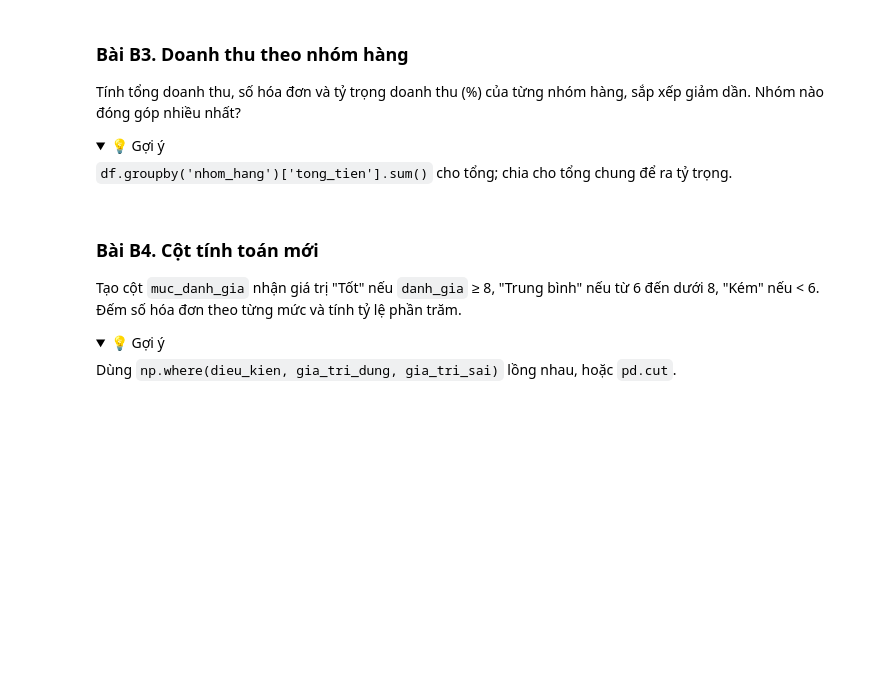
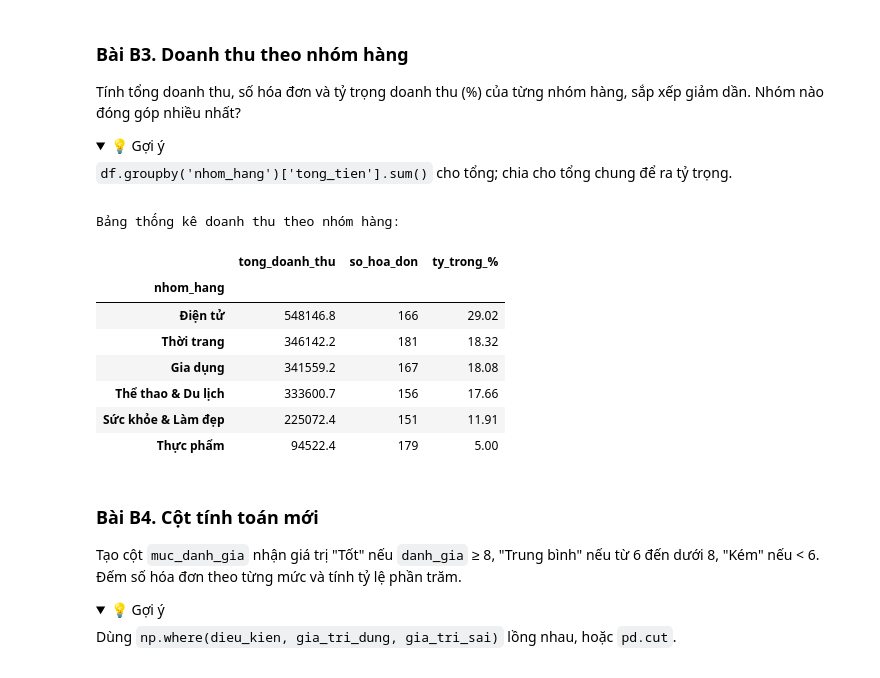
Before and after one commit to Twy-linh/Linh, a Jupyter notebook: Linh/bai_tap/Buoi_03_BaiTap.ipynb, the cells around one changed output. Drawn from its saved outputs; the diff is of its cells as text; code cells hidden in the pictures; folded sections open; blank space fills up the shorter version.

```diff
--- a/Linh/bai_tap/Buoi_03_BaiTap.ipynb
+++ b/Linh/bai_tap/Buoi_03_BaiTap.ipynb
@@ -125,7 +274,27 @@ Nhóm nào đóng góp nhiều nhất?
 
 </details>
 # %%
-# Viết code của bạn ở đây
+#Gom nhóm và tính tổng doanh thu, số hoá đơn
+df_nhom_hang = df.groupby("nhom_hang").agg (tong_doanh_thu = ("tong_tien", "sum"), so_hoa_don = ("ma_hoa_don", "nunique"))
+# nunique đếm mã hoá đơn không trùng lặp
+#Tính tỷ trọng doanh thu (%)
+tong_doanh_thu_tat_ca = df_nhom_hang["tong_doanh_thu"].sum()
+df_nhom_hang["ty_trong_%"] = (df_nhom_hang["tong_doanh_thu"] / tong_doanh_thu_tat_ca * 100).round(2)
+#Sắp xếp giảm dần theo doanh thu
+df_nhom_hang = df_nhom_hang.sort_values("tong_doanh_thu", ascending=False)
+#In kết quả
+print ("Bảng thống kê doanh thu theo nhóm hàng:")
+(df_nhom_hang)
+# %% [output]
+Bảng thống kê doanh thu theo nhóm hàng:
+|  | tong_doanh_thu | so_hoa_don | ty_trong_% |
+| nhom_hang |  |  |  |
+| Điện tử | 548146.8 | 166 | 29.02 |
+| Thời trang | 346142.2 | 181 | 18.32 |
+| Gia dụng | 341559.2 | 167 | 18.08 |
+| Thể thao & Du lịch | 333600.7 | 156 | 17.66 |
+| Sức khỏe & Làm đẹp | 225072.4 | 151 | 11.91 |
+| Thực phẩm | 94522.4 | 179 | 5.00 |
 # %% [markdown]
 ### Bài B4. Cột tính toán mới
 
```
Also changed, not shown: parts of 17 cells of this notebook, 12 other files.
